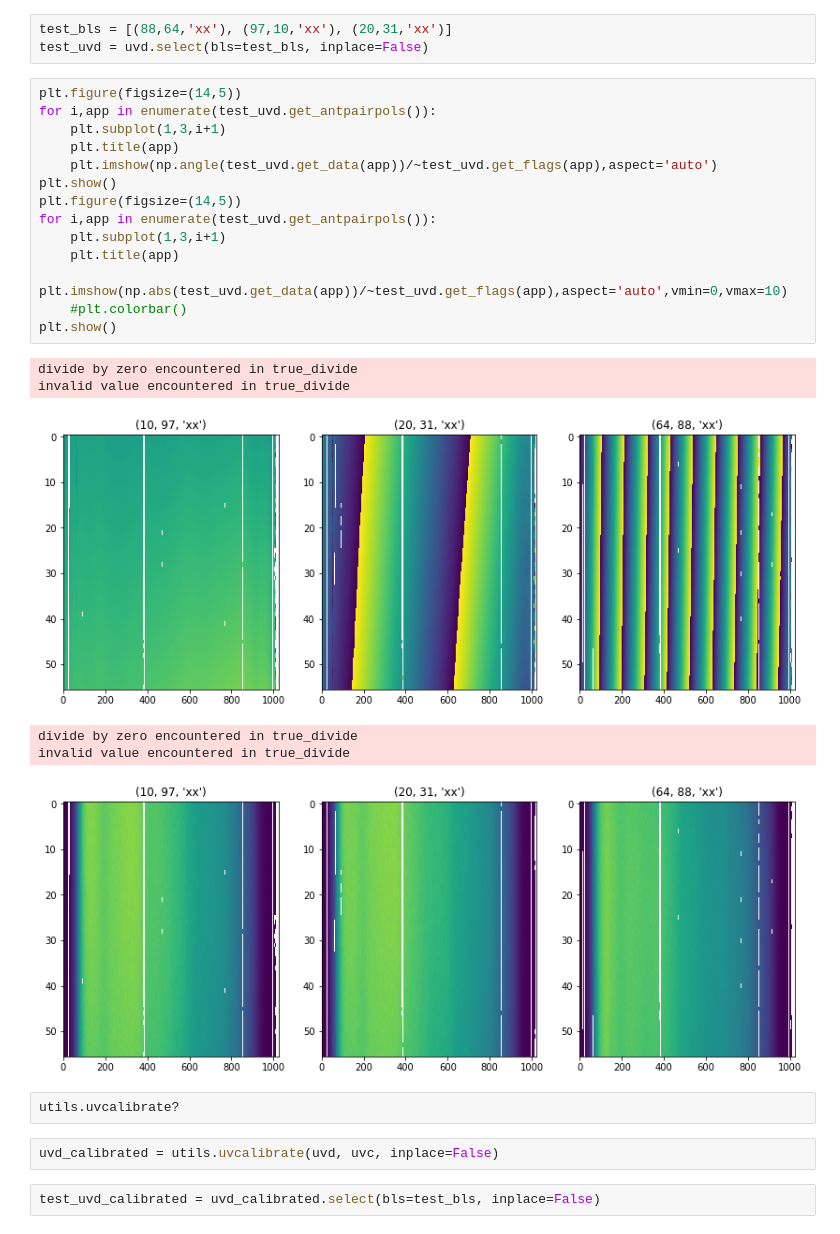
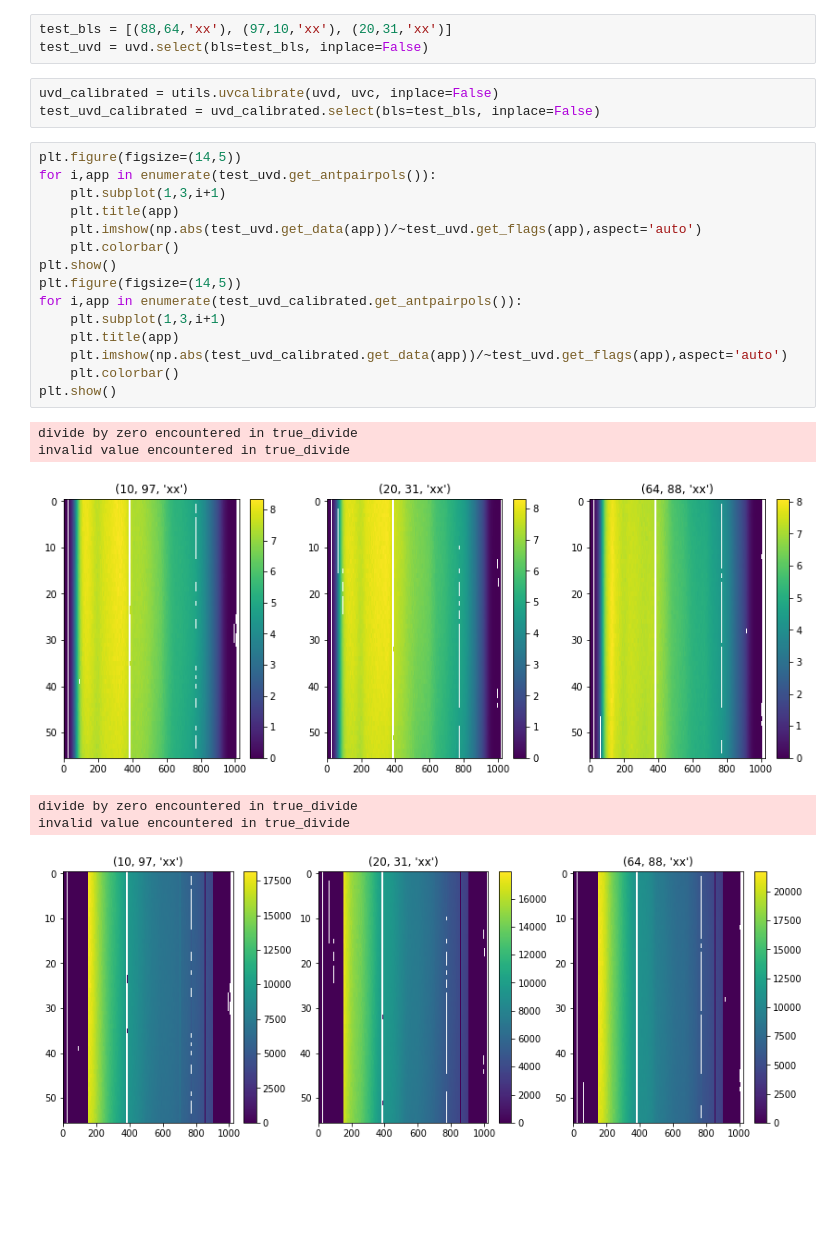
Before and after one commit to UPennEoR/plimpy, a Jupyter notebook: ModernizeHERA19/ApplyCalibration.ipynb, the cells around one changed output. Saved outputs shown, nothing was run; the diff lists cells and outputs as text; blank space fills up the shorter version.

```diff
--- a/ModernizeHERA19/ApplyCalibration.ipynb
+++ b/ModernizeHERA19/ApplyCalibration.ipynb
@@ -39,32 +39,30 @@ invalid value encountered in true_divide
 # %%
 test_bls = [(88,64,'xx'), (97,10,'xx'), (20,31,'xx')]
 test_uvd = uvd.select(bls=test_bls, inplace=False)
+# %%
+uvd_calibrated = utils.uvcalibrate(uvd, uvc, inplace=False)
+test_uvd_calibrated = uvd_calibrated.select(bls=test_bls, inplace=False)
 # %%
 plt.figure(figsize=(14,5))
 for i,app in enumerate(test_uvd.get_antpairpols()):
     plt.subplot(1,3,i+1)
     plt.title(app)
-    plt.imshow(np.angle(test_uvd.get_data(app))/~test_uvd.get_flags(app),aspect='auto')
+    plt.imshow(np.abs(test_uvd.get_data(app))/~test_uvd.get_flags(app),aspect='auto')
+    plt.colorbar()
 plt.show()
 plt.figure(figsize=(14,5))
-for i,app in enumerate(test_uvd.get_antpairpols()):
+for i,app in enumerate(test_uvd_calibrated.get_antpairpols()):
     plt.subplot(1,3,i+1)
     plt.title(app)
-    plt.imshow(np.abs(test_uvd.get_data(app))/~test_uvd.get_flags(app),aspect='auto',vmin=0,vmax=10)
-    #plt.colorbar()
+    plt.imshow(np.abs(test_uvd_calibrated.get_data(app))/~test_uvd.get_flags(app),aspect='auto')
+    plt.colorbar()
 plt.show()
 # %% [output]
 divide by zero encountered in true_divide
 invalid value encountered in true_divide
-[figure, old version]
+[figure, new version]
 divide by zero encountered in true_divide
 invalid value encountered in true_divide
-[figure, old version]
+[figure, new version]
-# %%
-utils.uvcalibrate?
-# %%
-uvd_calibrated = utils.uvcalibrate(uvd, uvc, inplace=False)
-# %%
-test_uvd_calibrated = uvd_calibrated.select(bls=test_bls, inplace=False)
 # %%
 fix_conj = [False, True, False]
```
Also changed, not shown: parts of 2 cells of this notebook.
